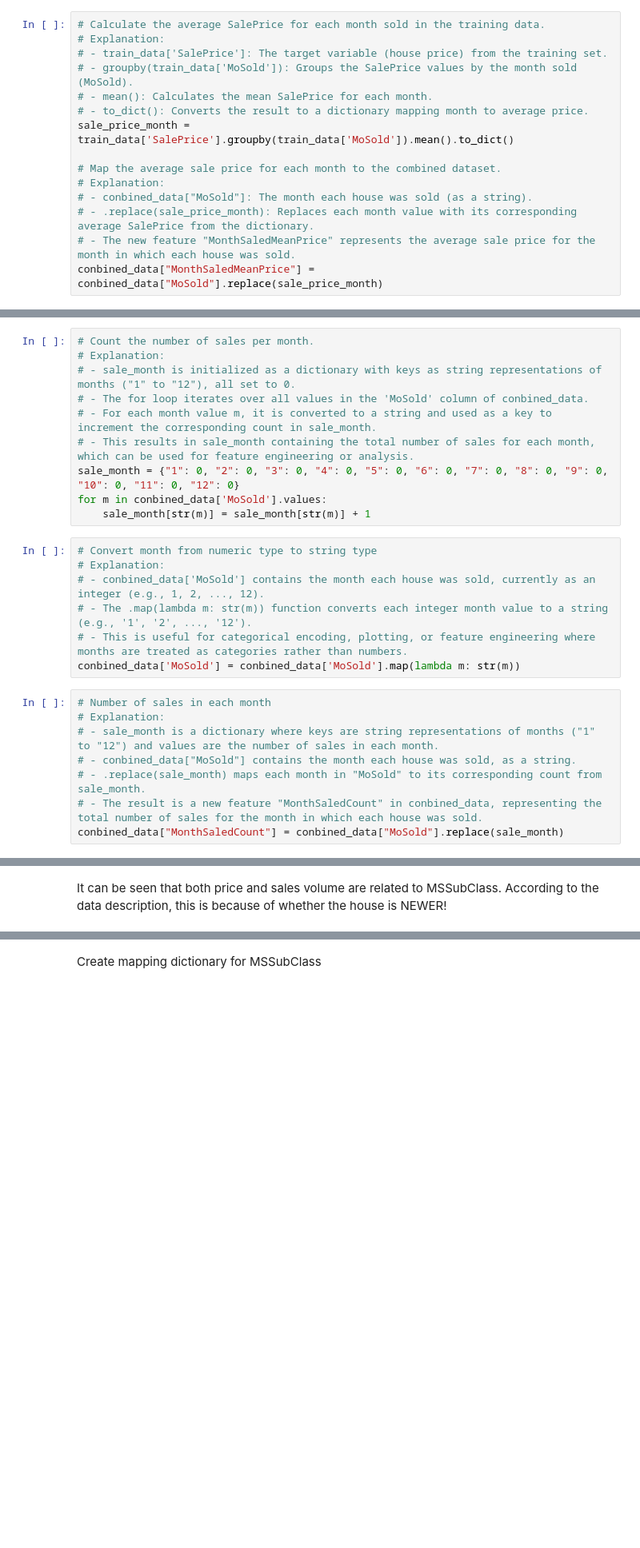
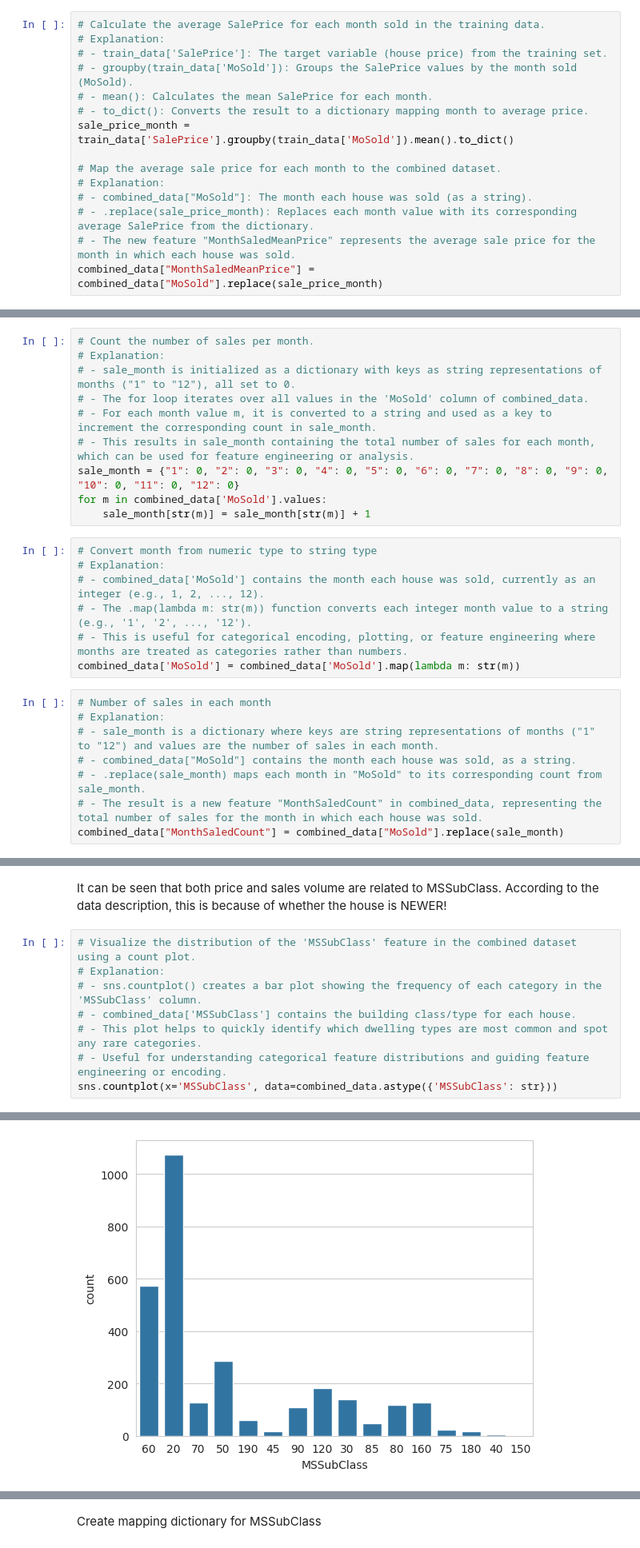
Before and after one commit to compu-flair/Kaggle_Advanced_House_Prices, a Jupyter notebook: data_cleaning_and_feature_engineering.ipynb, the cells around one changed output, grey strips where cells are left out. Shown at 80% size. Drawn from its saved outputs; the diff is of its cells as text; blank space fills up the shorter version.

```diff
--- a/data_cleaning_and_feature_engineering.ipynb
+++ b/data_cleaning_and_feature_engineering.ipynb
@@ -881,37 +954,37 @@ sale_price_month = train_data['SalePrice'].groupby(train_data['MoSold']).mean().
 
 # Map the average sale price for each month to the combined dataset.
 # Explanation:
-# - conbined_data["MoSold"]: The month each house was sold (as a string).
+# - combined_data["MoSold"]: The month each house was sold (as a string).
 # - .replace(sale_price_month): Replaces each month value with its corresponding average SalePrice from the dictionary.
 # - The new feature "MonthSaledMeanPrice" represents the average sale price for the month in which each house was sold.
-conbined_data["MonthSaledMeanPrice"] = conbined_data["MoSold"].replace(sale_price_month)
+combined_data["MonthSaledMeanPrice"] = combined_data["MoSold"].replace(sale_price_month)
 # %% [markdown]
 Count the number of houses sold each month.
 # %%
 # Count the number of sales per month.
 # Explanation:
 # - sale_month is initialized as a dictionary with keys as string representations of months ("1" to "12"), all set to 0.
-# - The for loop iterates over all values in the 'MoSold' column of conbined_data.
+# - The for loop iterates over all values in the 'MoSold' column of combined_data.
 # - For each month value m, it is converted to a string and used as a key to increment the corresponding count in sale_month.
 # - This results in sale_month containing the total number of sales for each month, which can be used for feature engineering or analysis.
 sale_month = {"1": 0, "2": 0, "3": 0, "4": 0, "5": 0, "6": 0, "7": 0, "8": 0, "9": 0, "10": 0, "11": 0, "12": 0}
-for m in conbined_data['MoSold'].values:
+for m in combined_data['MoSold'].values:
     sale_month[str(m)] = sale_month[str(m)] + 1
 # %%
 # Convert month from numeric type to string type
 # Explanation:
-# - conbined_data['MoSold'] contains the month each house was sold, currently as an integer (e.g., 1, 2, ..., 12).
+# - combined_data['MoSold'] contains the month each house was sold, currently as an integer (e.g., 1, 2, ..., 12).
 # - The .map(lambda m: str(m)) function converts each integer month value to a string (e.g., '1', '2', ..., '12').
 # - This is useful for categorical encoding, plotting, or feature engineering where months are treated as categories rather than numbers.
-conbined_data['MoSold'] = conbined_data['MoSold'].map(lambda m: str(m))
+combined_data['MoSold'] = combined_data['MoSold'].map(lambda m: str(m))
 # %%
 # Number of sales in each month
 # Explanation:
 # - sale_month is a dictionary where keys are string representations of months ("1" to "12") and values are the number of sales in each month.
-# - conbined_data["MoSold"] contains the month each house was sold, as a string.
+# - combined_data["MoSold"] contains the month each house was sold, as a string.
 # - .replace(sale_month) maps each month in "MoSold" to its corresponding count from sale_month.
-# - The result is a new feature "MonthSaledCount" in conbined_data, representing the total number of sales for the month in which each house was sold.
-conbined_data["MonthSaledCount"] = conbined_data["MoSold"].replace(sale_month)
+# - The result is a new feature "MonthSaledCount" in combined_data, representing the total number of sales for the month in which each house was sold.
+combined_data["MonthSaledCount"] = combined_data["MoSold"].replace(sale_month)
 # %% [markdown]
 The numerical value of MSSubClass only represents the type of dwelling, so it is encoded.
 # %%
@@ -940,2 +1002,11 @@ sns.countplot(conbined_data['MSSubClass'])
 # %% [markdown]
 It can be seen that both price and sales volume are related to MSSubClass. According to the data description, this is because of whether the house is NEWER!
+# %%
+# Visualize the distribution of the 'MSSubClass' feature in the combined dataset using a count plot.
+# Explanation:
+# - sns.countplot() creates a bar plot showing the frequency of each category in the 'MSSubClass' column.
+# - combined_data['MSSubClass'] contains the building class/type for each house.
+# - This plot helps to quickly identify which dwelling types are most common and spot any rare categories.
+# - Useful for understanding categorical feature distributions and guiding feature engineering or encoding.
+sns.countplot(x='MSSubClass', data=combined_data.astype({'MSSubClass': str}))
+# %% [output]
@@ -942 +1014,2 @@ It can be seen that both price and sales volume are related to MSSubClass. Accor
+[figure, added]
 # %%
```
Also changed, not shown: parts of 86 cells of this notebook.
